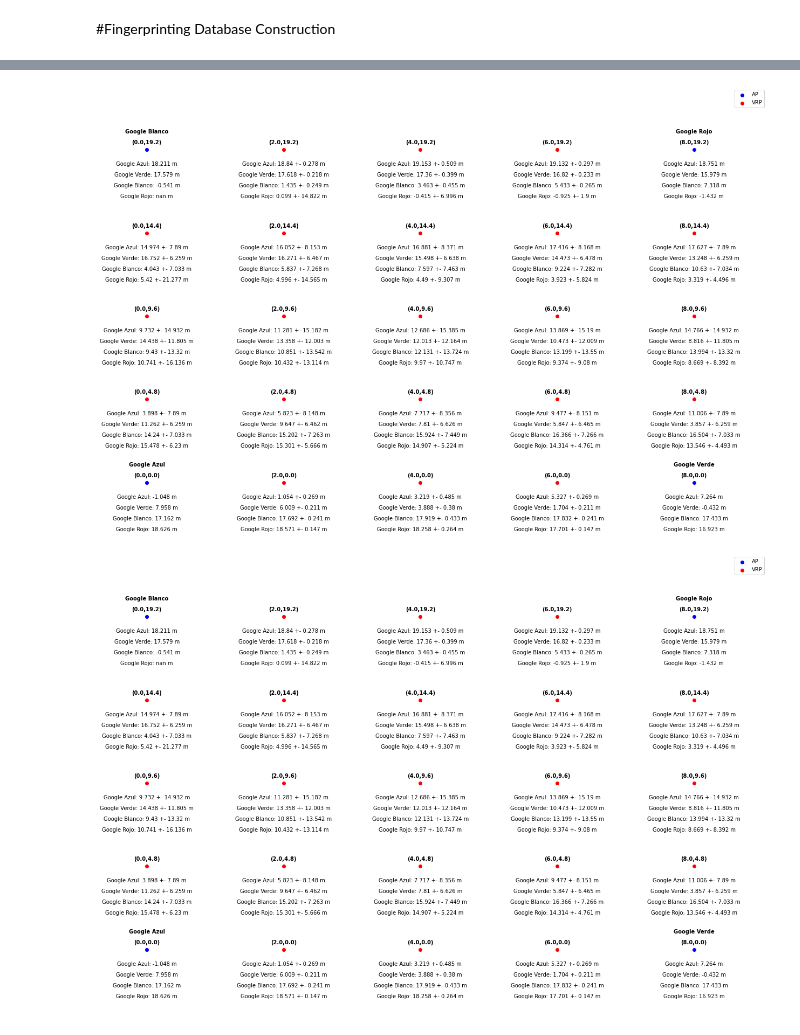
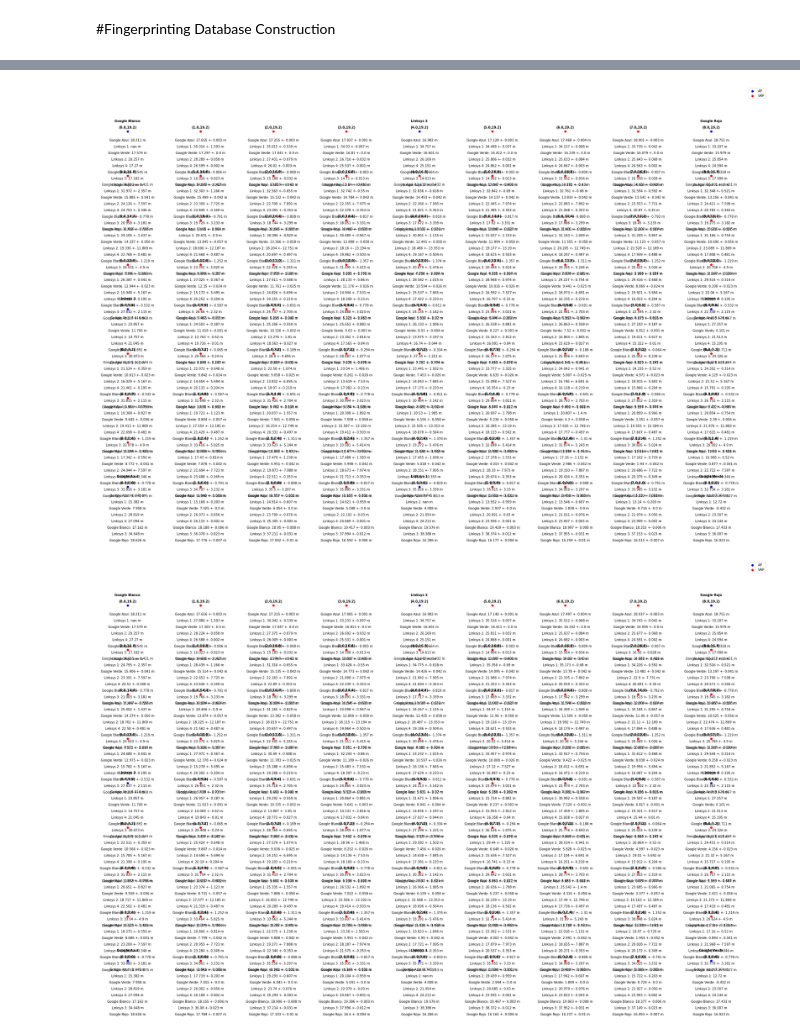
Before and after one commit to carlogattuso/Indoor_Positioning_RTT_GPR, a Jupyter notebook: ap_obs.ipynb, the cells around one changed output, grey strips where cells are left out. Saved outputs shown, nothing was run; the diff lists cells and outputs as text; code cells hidden in the pictures.

```diff
--- a/ap_obs.ipynb
+++ b/ap_obs.ipynb
@@ -59,8 +59,8 @@ width =  8#@param {type:"number"}
 height = 19.2 #@param {type:"number"}
 
 #@markdown ##Granularity (meters)
-granularity_x =  2#@param {type:"number"}
-granularity_y =  4.6#@param {type:"number"}
+granularity_x =  1#@param {type:"number"}
+granularity_y =  2.3#@param {type:"number"}
 
 points_x = int(width/granularity_x +1)
 points_y = int(height/granularity_y +1)
@@ -139,17 +139,17 @@ ap_list.append(AP('Google Blanco', 0, 19.2, '58:cb:52:d7:b4:d9#1'))
 
 ap_list.append(AP('Google Azul', 0, 0, '58:cb:52:d7:b5:31#1'))
 
-#ap_list.append(AP('Linksys 1', 4, 0, '30:23:03:87:17:80#1'))
+ap_list.append(AP('Linksys 1', 4, 0, '30:23:03:87:17:80#1'))
 
 ap_list.append(AP('Google Verde', 8, 0, '58:cb:52:d7:b5:5d#1'))
 
-#ap_list.append(AP('Linksys 2', 0, 9.6, '30:23:03:87:17:98#1'))
+ap_list.append(AP('Linksys 2', 0, 9.6, '30:23:03:87:17:98#1'))
 
 ap_list.append(AP('Google Rojo', 8.0, 19.2, '58:cb:52:d7:bb:61#1'))
 
-#ap_list.append(AP('Linksys 3', 4, 19.2, '30:23:03:87:19:6c#1'))
+ap_list.append(AP('Linksys 3', 4, 19.2, '30:23:03:87:19:6c#1'))
 
-#ap_list.append(AP('Linksys 4', 8, 9.6, 'c4:41:1e:fa:08:88#1'))
+ap_list.append(AP('Linksys 4', 8, 9.6, 'c4:41:1e:fa:08:88#1'))
 # %% [markdown]
 ##Sort APs by location
 # %%
@@ -889,8 +903,8 @@ mean_psfm2_array = np.array([np.array([psfm_gpr_mean(m_ap_2[i,j],
 ##Interpolation Plots
 # %%
 #@title ##Zero-Mean GPR
-ap_selected = "Google Verde"  #@param ['Google Blanco', 'Linksys 1', 'Google Azul', 'Linksys 2', 'Google Rojo', 'Linksys 3', 'Google Verde']
-sample = 8 #@param {type:"slider", min:0, max:100, step:1}
+ap_selected = "Linksys 2"  #@param ['Google Blanco', 'Linksys 1', 'Google Azul', 'Linksys 2', 'Google Rojo', 'Linksys 3', 'Google Verde', 'Linksys 4']
+sample = 1 #@param {type:"slider", min:0, max:100, step:1}
 
 try:
   ap_indexes[ap_selected]
@@ -1093,5 +1162,5 @@ for x,y,z in zip(coordinates[:,0],coordinates[:,1], np.linspace(0, n_points - 1,
 # %%
-#@title ##Zero Mean GPR Fingerprinting Database plot
+#@title ##First Order PSFM GPR Fingerprinting Database plot
 sample = 12 #@param {type:"slider", min:0, max:100, step:1}
 
 plt.figure(figsize=(points_x*4, points_y*2.5))
@@ -1115,38 +1184,38 @@ for x,y,z in zip(coordinates_ap[:,0],coordinates_ap[:,1], np.linspace(0, n_ap -
 
 
 for x,y,z in zip(coordinates[:,0],coordinates[:,1], np.linspace(0, n_points - 1, n_points).astype(int)):
     label = f"({locations[z,0]},{locations[z,1]})"
 
     plt.annotate(label, # this is the text
                  (x,y), # this is the point to label
                  textcoords="offset points", # how to position the text
                  xytext=(0,10), # distance from text to points (x,y)
                  ha='center',
                  weight='bold') # horizontal alignment can be left, right or center
 
 for x in range(ap_obs.shape[0]):
     for y in range(ap_obs.shape[0]):
         label = f"{ap_labels[y]}: {ap_obs[x,y,sample].round(3)} m"
 
         plt.annotate(label, # this is the text
                     (coordinates_ap[x,0],coordinates_ap[x,1]), # this is the point to label
                     textcoords="offset points", # how to position the text
                     xytext=(0,-30-y*20), # distance from text to points (x,y)
                     ha='center') # horizontal alignment can be left, right or center
 
-for x in range(mean_array.shape[2]):
+for x in range(mean_psfm_array.shape[2]):
     for y in range(ap_obs.shape[0]):
-        label = f"{ap_labels[y]}: {mean_array[y,sample,x,0].round(3)} +- {var_array[y,sample,x,0].round(3)} m"
+        label = f"{ap_labels[y]}: {mean_psfm_array[y,sample,x,0].round(3)} +- {var_array[y,sample,x,0].round(3)} m"
 
         plt.annotate(label, # this is the text
                     (coordinates_vrp[x,0],coordinates_vrp[x,1]), # this is the point to label
                     textcoords="offset points", # how to position the text
                     xytext=(0,-30-y*20), # distance from text to points (x,y)
                     ha='center') # horizontal alignment can be left, right or center
 # %% [output]
-[figure, old version]
+[figure, new version]
 # %%
-#@title ##Zero Mean GPR Fingerprinting Database plot
+#@title ##Second Order PSFM GPR Fingerprinting Database plot
 sample = 12 #@param {type:"slider", min:0, max:100, step:1}
 
 plt.figure(figsize=(points_x*4, points_y*2.5))
@@ -1189,9 +1258,9 @@ for x in range(ap_obs.shape[0]):
                     xytext=(0,-30-y*20), # distance from text to points (x,y)
                     ha='center') # horizontal alignment can be left, right or center
 
-for x in range(mean_array.shape[2]):
+for x in range(mean_psfm2_array.shape[2]):
     for y in range(ap_obs.shape[0]):
-        label = f"{ap_labels[y]}: {mean_array[y,sample,x,0].round(3)} +- {var_array[y,sample,x,0].round(3)} m"
+        label = f"{ap_labels[y]}: {mean_psfm2_array[y,sample,x,0].round(3)} +- {var_array[y,sample,x,0].round(3)} m"
 
         plt.annotate(label, # this is the text
                     (coordinates_vrp[x,0],coordinates_vrp[x,1]), # this is the point to label
@@ -1199,4 +1268,4 @@ for x in range(mean_array.shape[2]):
                     xytext=(0,-30-y*20), # distance from text to points (x,y)
                     ha='center') # horizontal alignment can be left, right or center
 # %% [output]
-[figure, old version]
+[figure, new version]
```
Also changed, not shown: parts of 21 cells of this notebook.
